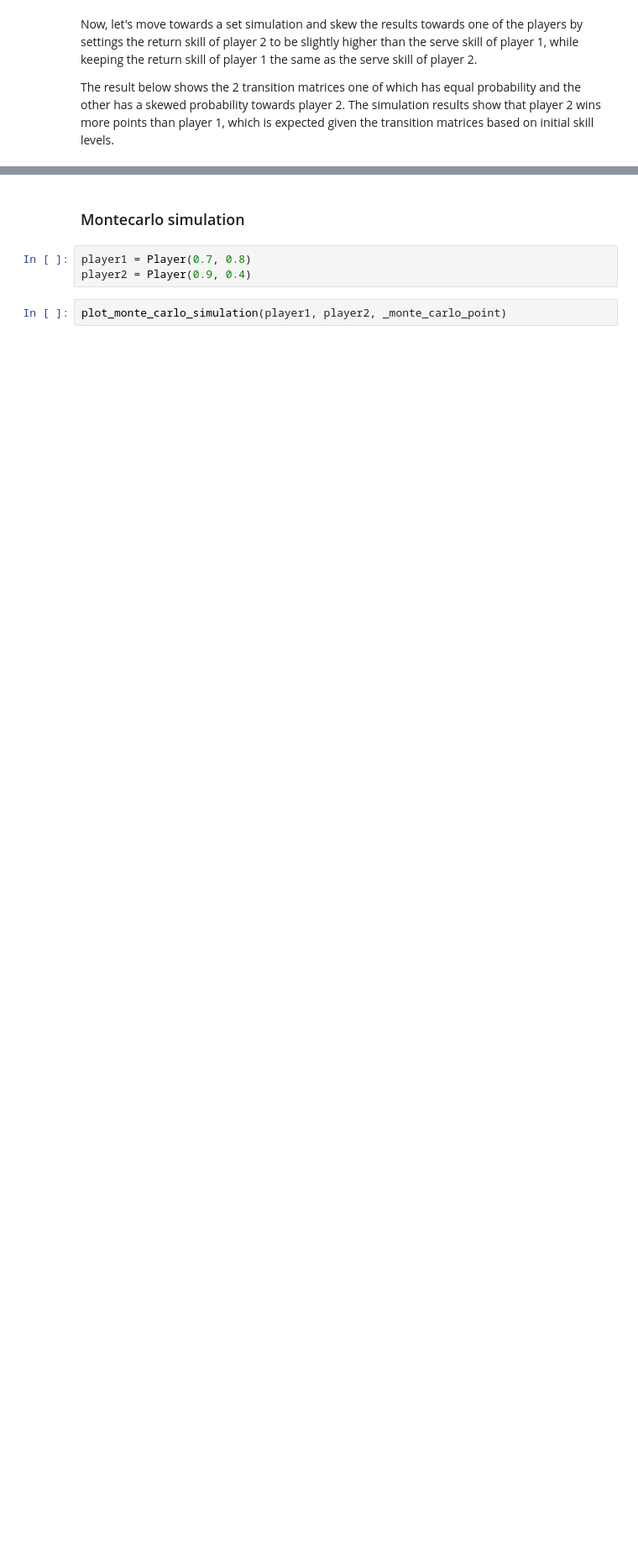
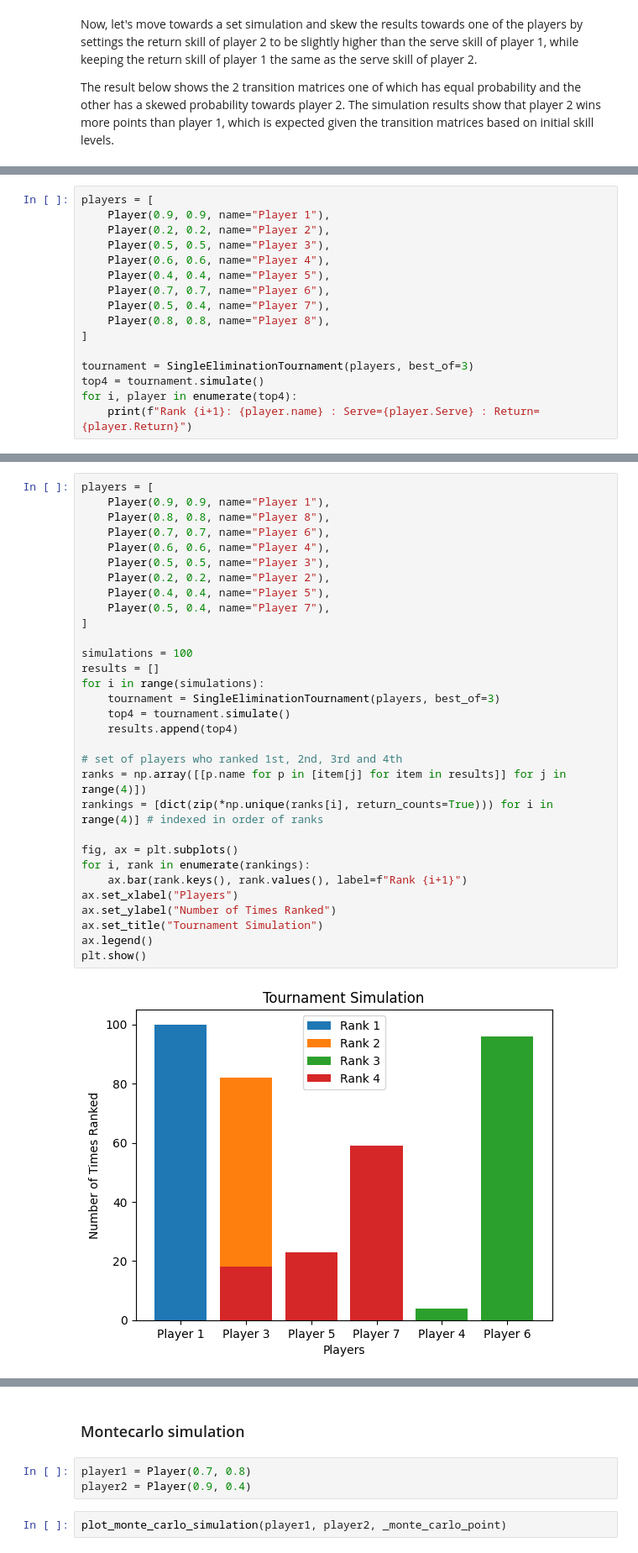
Before and after one commit to Rishi-Bidani/FIT3139, a Jupyter notebook: finalproject/assignment.ipynb, the cells around one changed output, grey strips where cells are left out. Shown at 84% size. Cells and saved outputs as stored; diff of their text form; blank space fills up the shorter version.

```diff
--- a/finalproject/assignment.ipynb
+++ b/finalproject/assignment.ipynb
@@ -450,0 +431,16 @@ tournament.simulate()
+# %%
+players = [
+    Player(0.9, 0.9, name="Player 1"),
+    Player(0.2, 0.2, name="Player 2"),
+    Player(0.5, 0.5, name="Player 3"),
+    Player(0.6, 0.6, name="Player 4"),
+    Player(0.4, 0.4, name="Player 5"),
+    Player(0.7, 0.7, name="Player 6"),
+    Player(0.5, 0.4, name="Player 7"),
+    Player(0.8, 0.8, name="Player 8"),
+]
+
+tournament = SingleEliminationTournament(players, best_of=3)
+top4 = tournament.simulate()
+for i, player in enumerate(top4):
+    print(f"Rank {i+1}: {player.name} : Serve={player.Serve} : Return={player.Return}")
@@ -451,3 +452,36 @@ tournament.simulate()
+# %%
+players = [
+    Player(0.9, 0.9, name="Player 1"),
+    Player(0.8, 0.8, name="Player 8"),
+    Player(0.7, 0.7, name="Player 6"),
+    Player(0.6, 0.6, name="Player 4"),
+    Player(0.5, 0.5, name="Player 3"),
+    Player(0.2, 0.2, name="Player 2"),
+    Player(0.4, 0.4, name="Player 5"),
+    Player(0.5, 0.4, name="Player 7"),
+]
+
+simulations = 100
+results = []
+for i in range(simulations):
+    tournament = SingleEliminationTournament(players, best_of=3)
+    top4 = tournament.simulate()
+    results.append(top4)
+
+# set of players who ranked 1st, 2nd, 3rd and 4th
+ranks = np.array([[p.name for p in [item[j] for item in results]] for j in range(4)])
+rankings = [dict(zip(*np.unique(ranks[i], return_counts=True))) for i in range(4)] # indexed in order of ranks
+
+fig, ax = plt.subplots()
+for i, rank in enumerate(rankings):
+    ax.bar(rank.keys(), rank.values(), label=f"Rank {i+1}")
+ax.set_xlabel("Players")
+ax.set_ylabel("Number of Times Ranked")
+ax.set_title("Tournament Simulation")
+ax.legend()
+plt.show()
+# %% [output]
+[figure, added]
 # %%
 players = [
     Player(0.7, 0.8),
```
Also changed, not shown: parts of 24 cells of this notebook, 2 other files.
